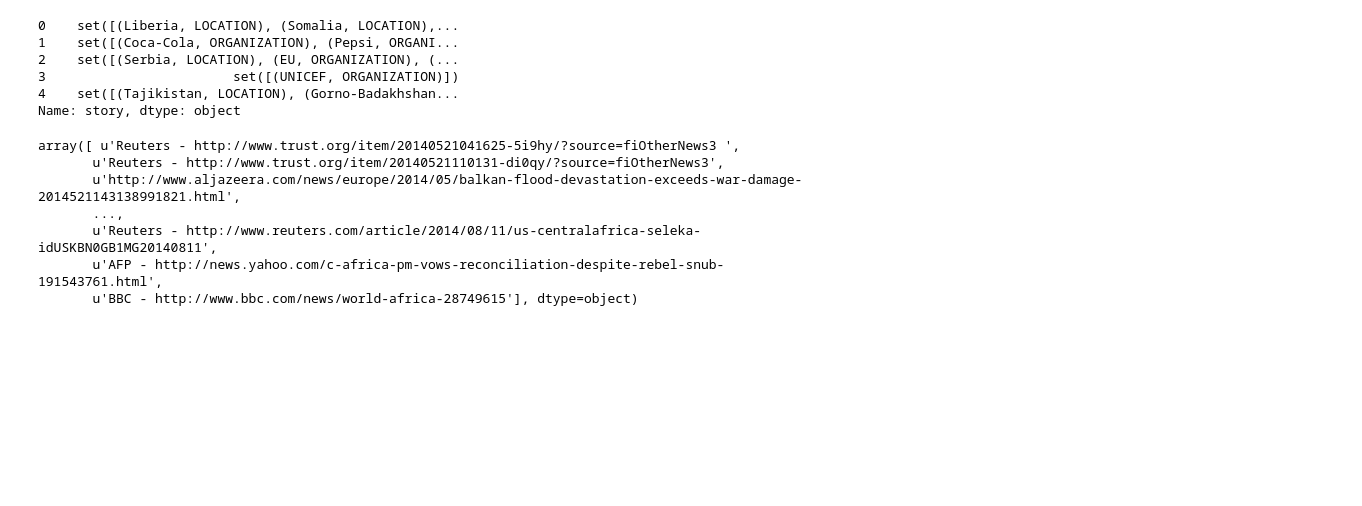
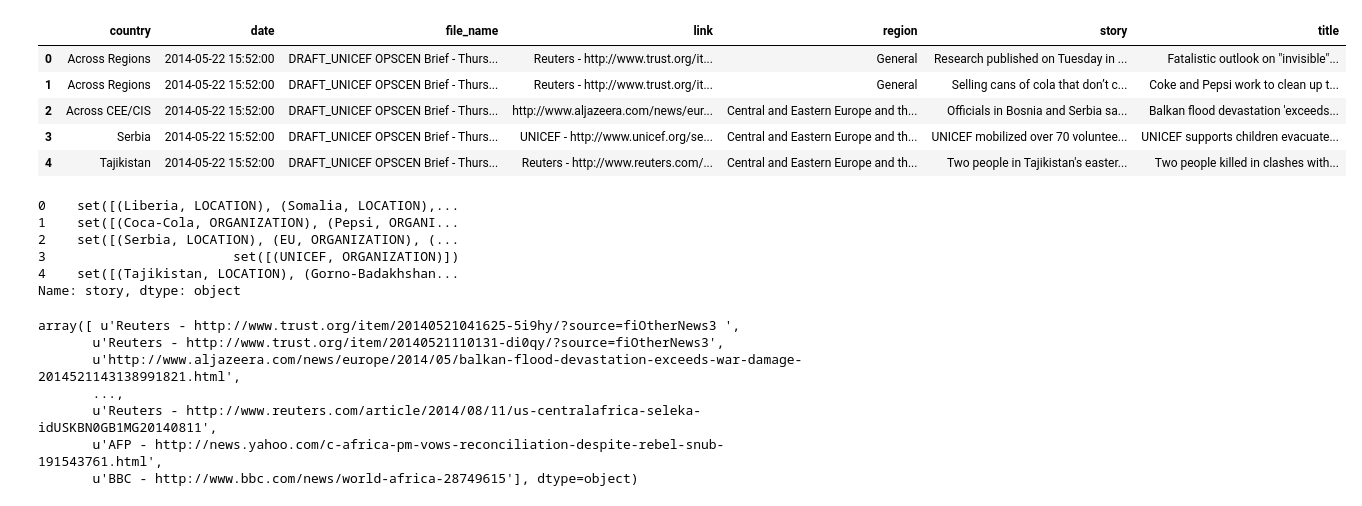
Before and after one commit to adysevy/unicef, a Jupyter notebook: data_modeling.ipynb, the cells around one changed output. Cells and saved outputs as stored; diff of their text form; code cells hidden in the pictures; blank space fills up the shorter version.

```diff
--- a/data_modeling.ipynb
+++ b/data_modeling.ipynb
@@ -106,6 +106,15 @@ df = pd.DataFrame({'region':regions,\
                    'link': links,\
                    'file_name':file_names,\
                    'date':dates})
+# %%
+df.head(5)
+# %% [output]
+|  | country | date | file_name | link | region | story | title |
+| 0 | Across Regions | 2014-05-22 15:52:00 | DRAFT_UNICEF OPSCEN Brief - Thurs... | Reuters - http://www.trust.org/it... | General | Research published on Tuesday in ... | Fatalistic outlook on "invisible"... |
+| 1 | Across Regions | 2014-05-22 15:52:00 | DRAFT_UNICEF OPSCEN Brief - Thurs... | Reuters - http://www.trust.org/it... | General | Selling cans of cola that don’t c... | Coke and Pepsi work to clean up t... |
+| 2 | Across CEE/CIS | 2014-05-22 15:52:00 | DRAFT_UNICEF OPSCEN Brief - Thurs... | http://www.aljazeera.com/news/eur... | Central and Eastern Europe and th... | Officials in Bosnia and Serbia sa... | Balkan flood devastation 'exceeds... |
+| 3 | Serbia | 2014-05-22 15:52:00 | DRAFT_UNICEF OPSCEN Brief - Thurs... | UNICEF - http://www.unicef.org/se... | Central and Eastern Europe and th... | UNICEF mobilized over 70 voluntee... | UNICEF supports children evacuate... |
+| 4 | Tajikistan | 2014-05-22 15:52:00 | DRAFT_UNICEF OPSCEN Brief - Thurs... | Reuters - http://www.reuters.com/... | Central and Eastern Europe and th... | Two people in Tajikistan's easter... | Two people killed in clashes with... |
 # %%
 from ner import extract_entities
 
```
Also changed, not shown: parts of 4 cells of this notebook.
